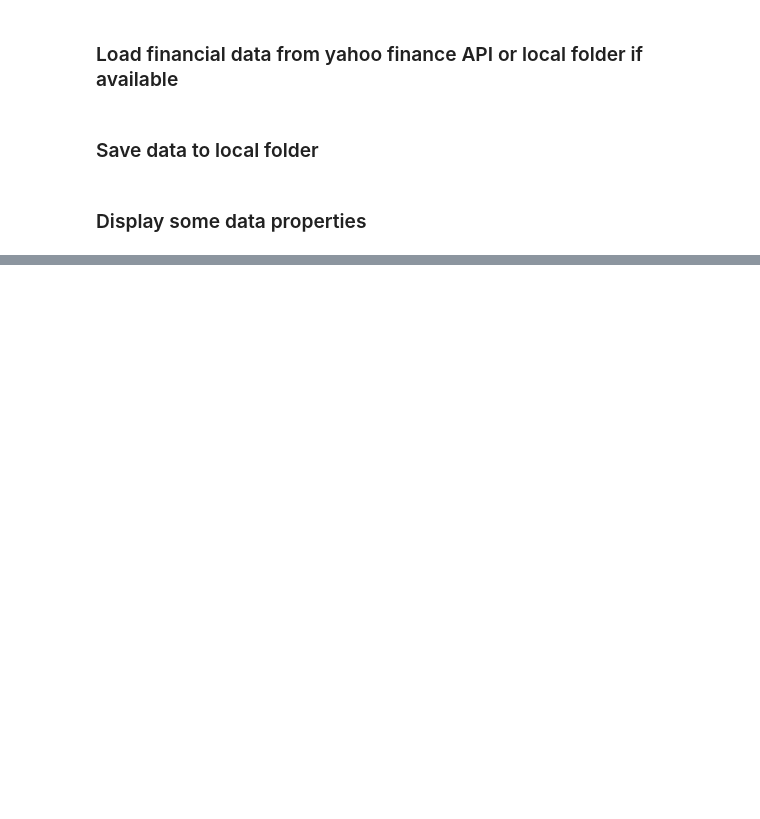
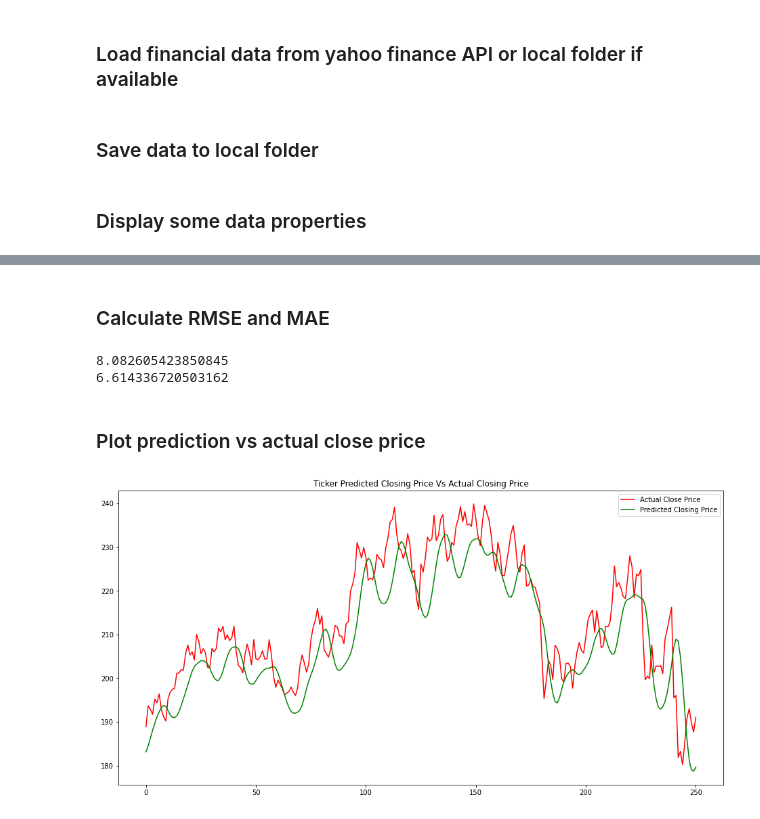
Before and after one commit to Marc9821/Simple-Stock-Price-Prediction-Model, a Jupyter notebook: main-app.ipynb, the cells around one changed output, grey strips where cells are left out. Drawn from its saved outputs; the diff is of its cells as text; code cells hidden in the pictures; blank space fills up the shorter version.

```diff
--- a/main-app.ipynb
+++ b/main-app.ipynb
@@ -55,0 +217,3 @@ plt.show()
+# %%
+test_predict = model.predict(X_test)
+test_predict = scaler.inverse_transform(test_predict)
@@ -55,0 +222,19 @@ plt.show()
+# %% [markdown]
+### Calculate RMSE and MAE
+# %%
+print(math.sqrt(mean_squared_error(y_test, test_predict)))
+print(mean_absolute_error(y_test, test_predict))
+# %% [output]
+8.082605423850845
+6.614336720503162
+# %% [markdown]
+### Plot prediction vs actual close price
+# %%
+plt.figure(figsize=(16, 8))
+plt.title('Ticker Predicted Closing Price Vs Actual Closing Price')
+plt.plot(y_test, color='red', label='Actual Close Price')
+plt.plot(test_predict, color='green', label='Predicted Closing Price')
+plt.legend(loc='best')
+plt.show()
+# %% [output]
+[figure, added]
```
Also changed, not shown: parts of 22 cells of this notebook.
